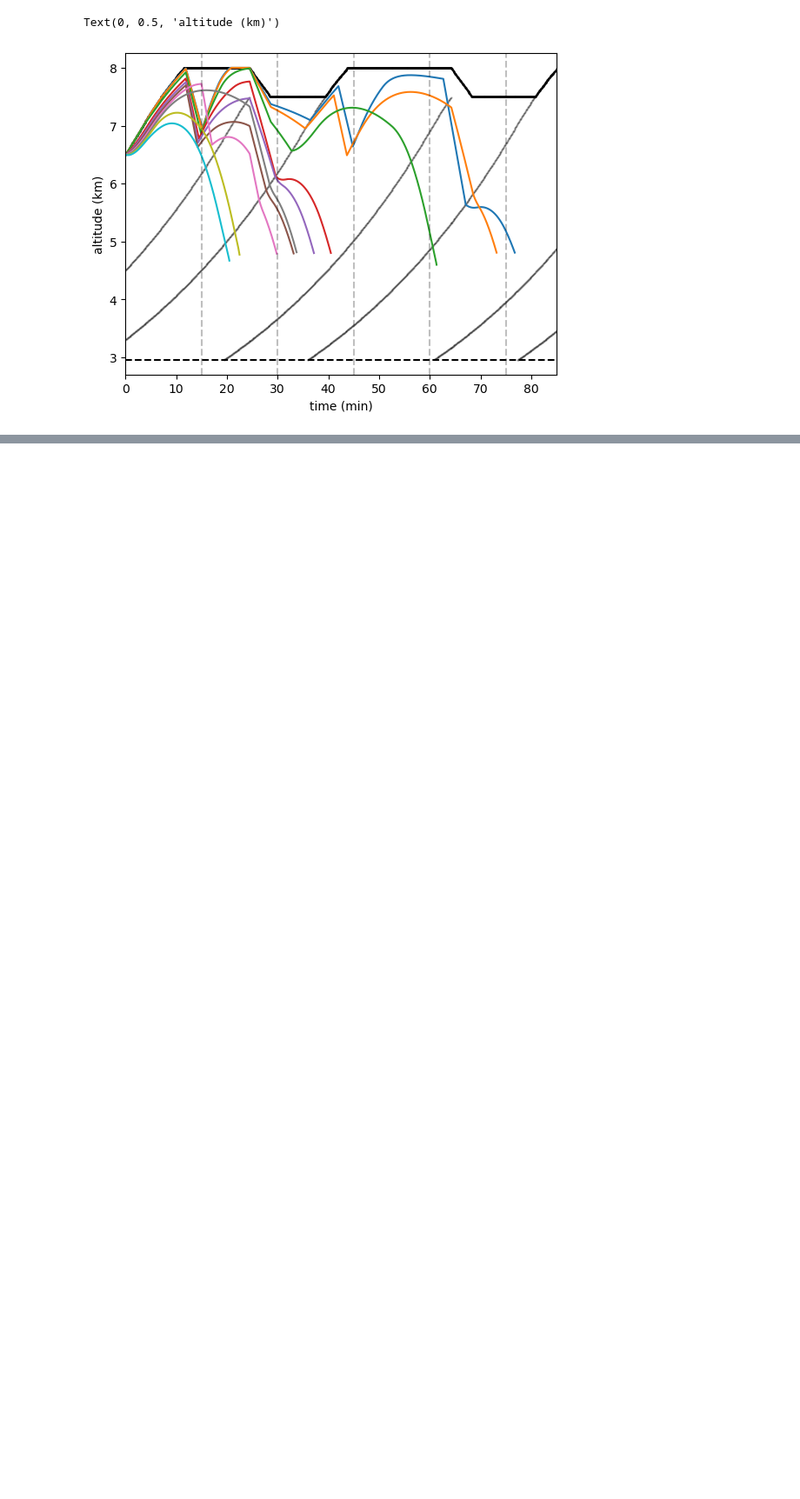
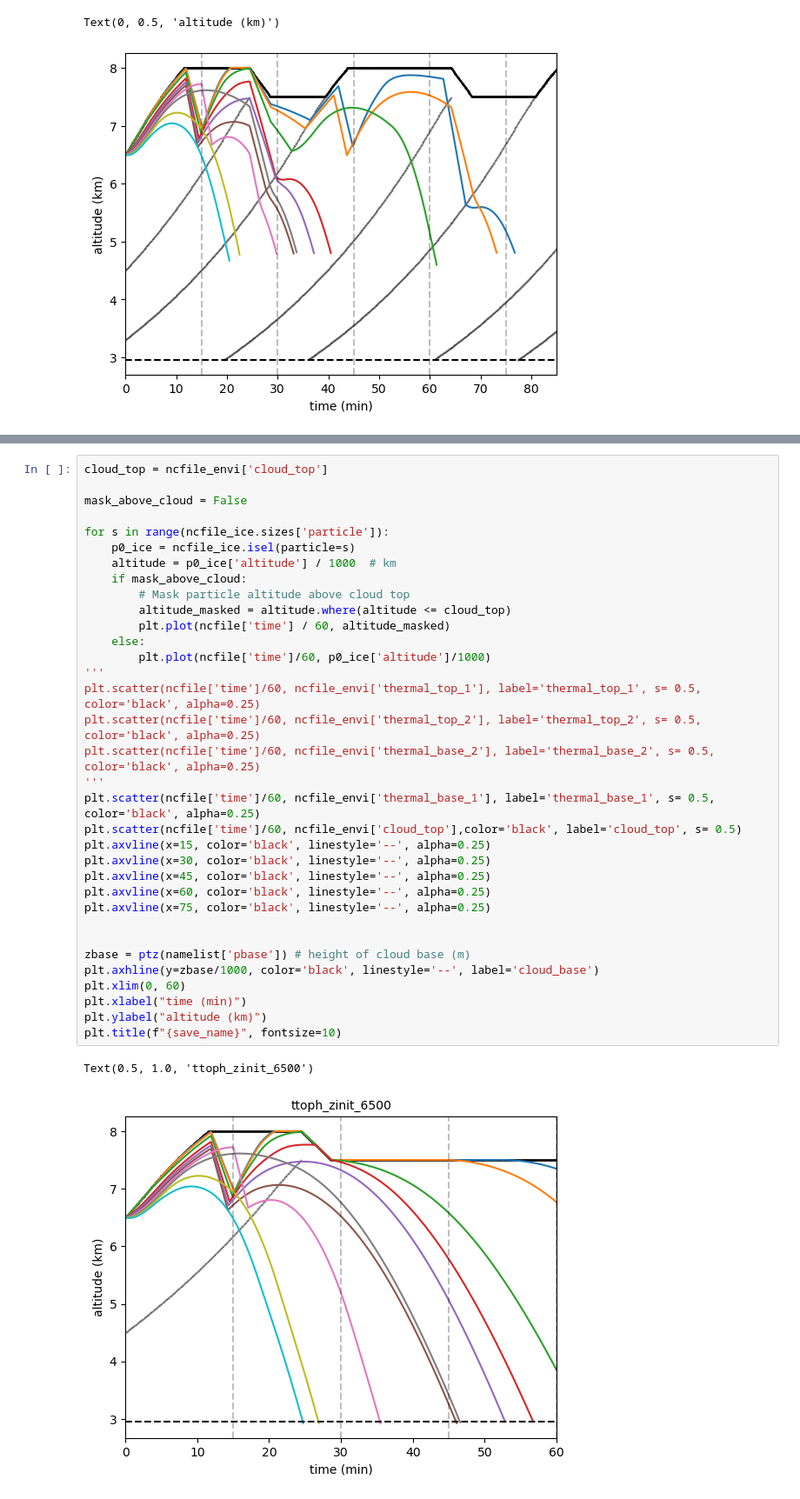
Before and after one commit to ezriri/simple-graupel-model, a Jupyter notebook: model_development/plotting_output.ipynb, the cells around one changed output, grey strips where cells are left out. Shown at 87% size. Saved outputs shown, nothing was run; the diff lists cells and outputs as text; blank space fills up the shorter version.

```diff
--- a/model_development/plotting_output.ipynb
+++ b/model_development/plotting_output.ipynb
@@ -686,0 +745,37 @@ Text(0, 0.5, 'altitude (km)')
+# %%
+cloud_top = ncfile_envi['cloud_top']
+
+mask_above_cloud = False
+
+for s in range(ncfile_ice.sizes['particle']):
+    p0_ice = ncfile_ice.isel(particle=s)
+    altitude = p0_ice['altitude'] / 1000  # km
+    if mask_above_cloud:
+        # Mask particle altitude above cloud top
+        altitude_masked = altitude.where(altitude <= cloud_top)
+        plt.plot(ncfile['time'] / 60, altitude_masked)
+    else:
+        plt.plot(ncfile['time']/60, p0_ice['altitude']/1000)
+'''
+plt.scatter(ncfile['time']/60, ncfile_envi['thermal_top_1'], label='thermal_top_1', s= 0.5, color='black', alpha=0.25)
+plt.scatter(ncfile['time']/60, ncfile_envi['thermal_top_2'], label='thermal_top_2', s= 0.5, color='black', alpha=0.25)
+plt.scatter(ncfile['time']/60, ncfile_envi['thermal_base_2'], label='thermal_base_2', s= 0.5, color='black', alpha=0.25)
+'''
+plt.scatter(ncfile['time']/60, ncfile_envi['thermal_base_1'], label='thermal_base_1', s= 0.5, color='black', alpha=0.25)
+plt.scatter(ncfile['time']/60, ncfile_envi['cloud_top'],color='black', label='cloud_top', s= 0.5)
+plt.axvline(x=15, color='black', linestyle='--', alpha=0.25)
+plt.axvline(x=30, color='black', linestyle='--', alpha=0.25)
+plt.axvline(x=45, color='black', linestyle='--', alpha=0.25)
+plt.axvline(x=60, color='black', linestyle='--', alpha=0.25)
+plt.axvline(x=75, color='black', linestyle='--', alpha=0.25)
+
+
+zbase = ptz(namelist['pbase']) # height of cloud base (m)
+plt.axhline(y=zbase/1000, color='black', linestyle='--', label='cloud_base')
+plt.xlim(0, 60)
+plt.xlabel("time (min)")
+plt.ylabel("altitude (km)")
+plt.title(f"{save_name}", fontsize=10)
+# %% [output]
+Text(0.5, 1.0, 'ttoph_zinit_6500')
+[figure, added]
```
Also changed, not shown: parts of 17 cells of this notebook, 39 other files.
